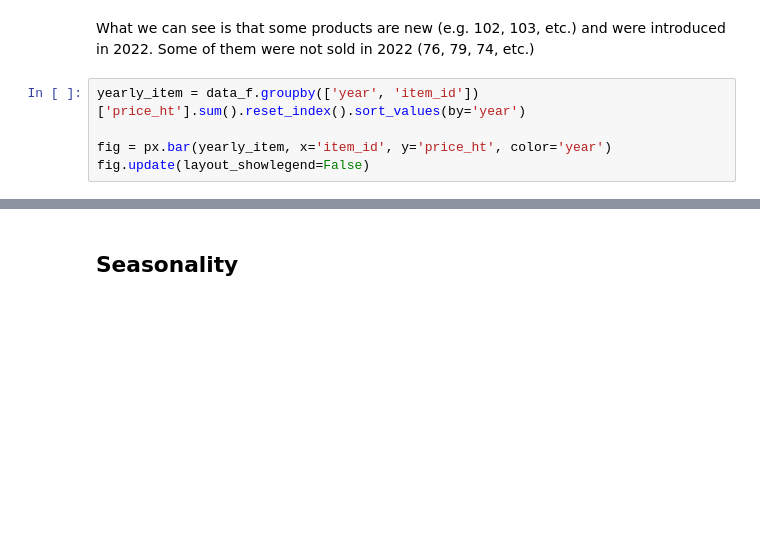
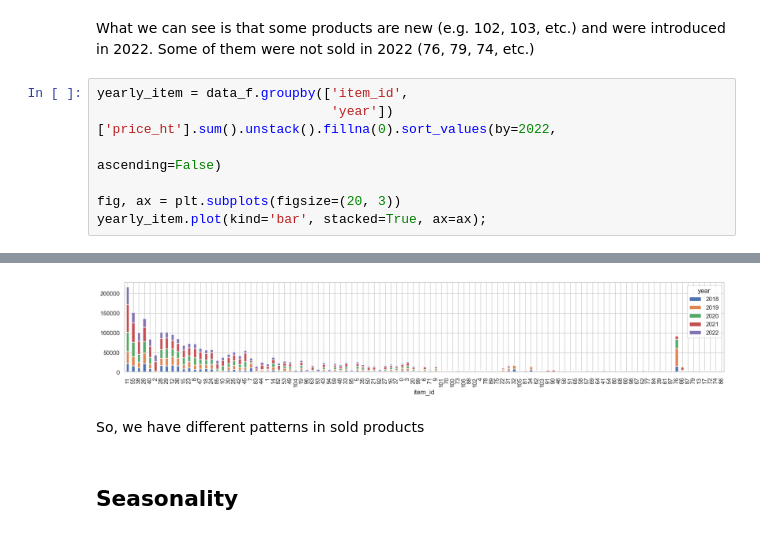
Before and after one commit to ronega/STAT222-project, a Jupyter notebook: EDA/Dmitri_EDA.ipynb, the cells around one changed output, grey strips where cells are left out. Saved outputs shown, nothing was run; the diff lists cells and outputs as text; blank space fills up the shorter version.

```diff
--- a/EDA/Dmitri_EDA.ipynb
+++ b/EDA/Dmitri_EDA.ipynb
@@ -303,8 +302,10 @@ pivot_items.sort_values(by=2022).head()
 # %% [markdown]
 What we can see is that some products are new (e.g. 102, 103, etc.) and were introduced in 2022. Some of them were not sold in 2022 (76, 79, 74, etc.)
 # %%
-yearly_item = data_f.groupby(['year', 'item_id'])['price_ht'].sum().reset_index().sort_values(by='year')
+yearly_item = data_f.groupby(['item_id',
+                              'year'])['price_ht'].sum().unstack().fillna(0).sort_values(by=2022,
+                                                                                         ascending=False)
 
-fig = px.bar(yearly_item, x='item_id', y='price_ht', color='year')
-fig.update(layout_showlegend=False)
+fig, ax = plt.subplots(figsize=(20, 3))
+yearly_item.plot(kind='bar', stacked=True, ax=ax);
 # %% [output]
@@ -312,3 +312,6 @@ fig.update(layout_showlegend=False)
+[figure, added]
+# %% [markdown]
+So, we have different patterns in sold products
 # %% [markdown]
 ## Seasonality
 # %% [markdown]
```
Also changed, not shown: parts of 3 cells of this notebook.
